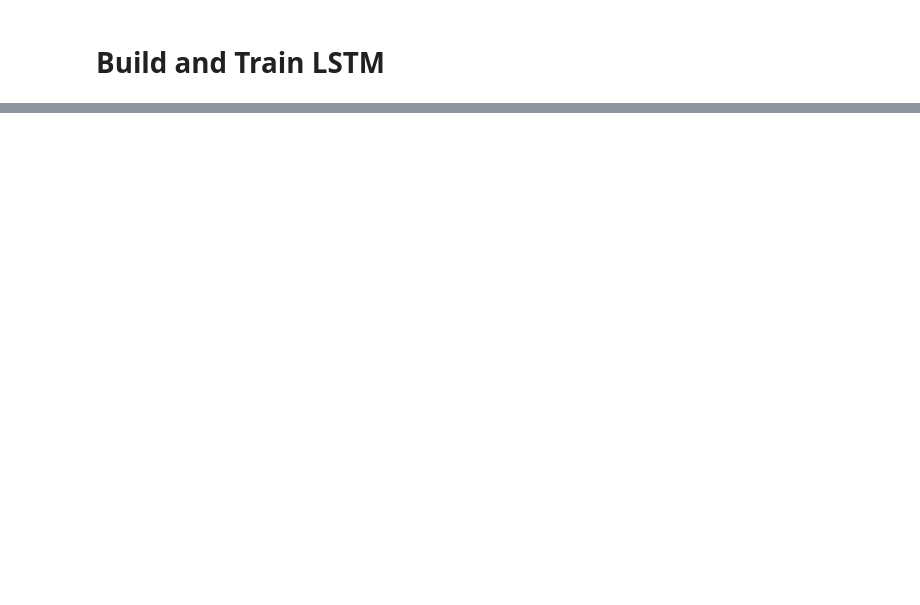
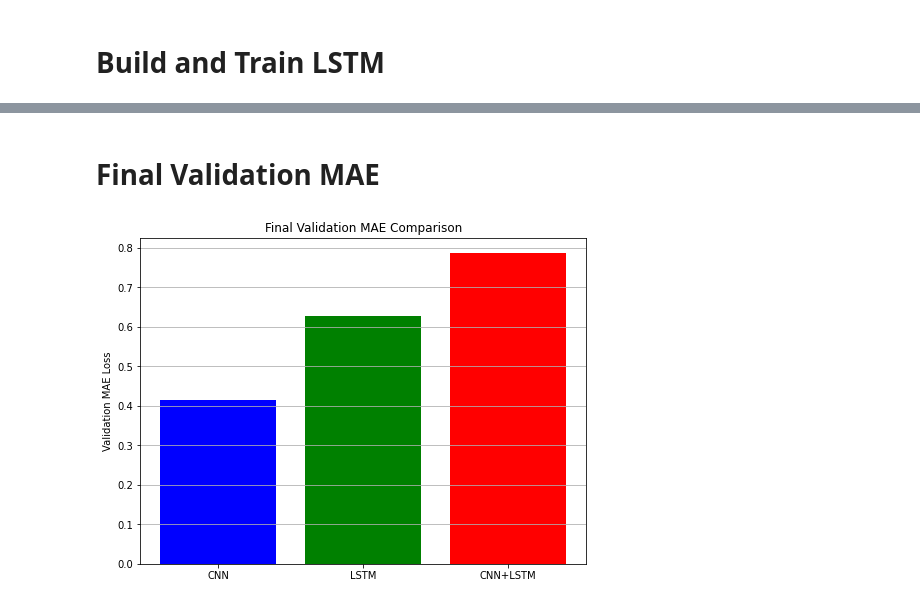
Before and after one commit to rickykkim/Drug-Design, a Jupyter notebook: DL_model.ipynb, the cells around one changed output, grey strips where cells are left out. Saved outputs shown, nothing was run; the diff lists cells and outputs as text; code cells hidden in the pictures; blank space fills up the shorter version.

```diff
--- a/DL_model.ipynb
+++ b/DL_model.ipynb
@@ -226,0 +316,19 @@ LSTM training complete (Best validation MAE: 0.6183)
+# %% [markdown]
+# Final Validation MAE
+# %%
+final_val_mae = [
+    cnn_trainer.history["val_loss"][-1],
+    lstm_trainer.history["val_loss"][-1],
+    cnn_lstm_trainer.history["val_loss"][-1]
+]
+
+labels = ["CNN", "LSTM", "CNN+LSTM"]
+
+plt.figure(figsize=(8,6))
+plt.bar(labels, final_val_mae, color=["blue", "green", "red"])
+plt.ylabel("Validation MAE Loss")
+plt.title("Final Validation MAE Comparison")
+plt.grid(axis="y")
+plt.show()
+# %% [output]
+[figure, added]
```
Also changed, not shown: parts of 14 cells of this notebook, 6 other files.
